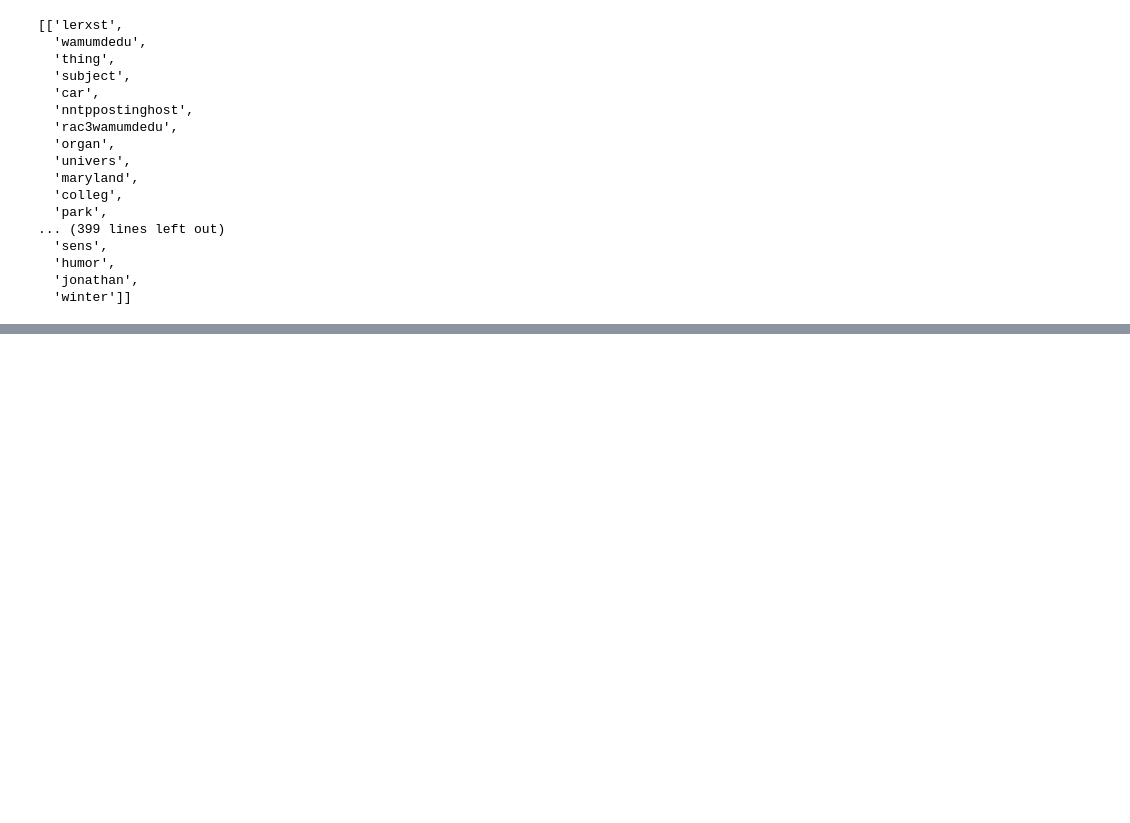
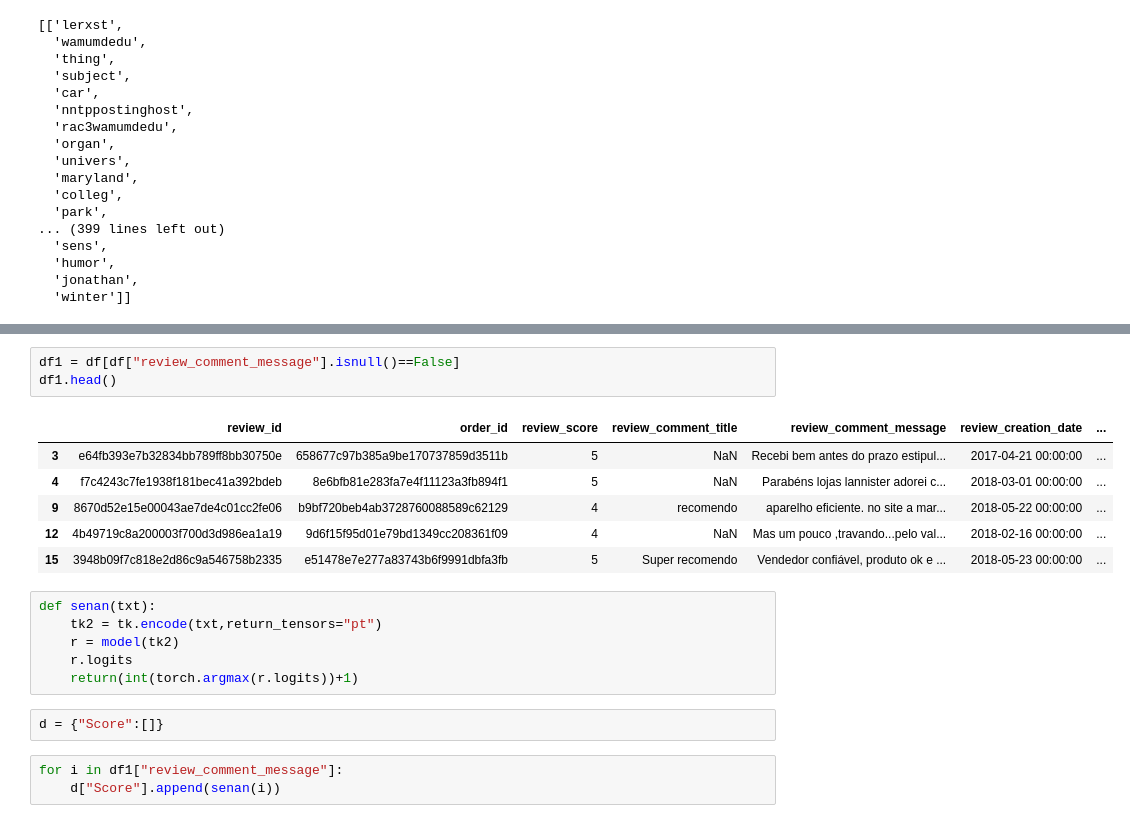
Before and after one commit to prajualpillai/FMCG-problem, a Jupyter notebook: sentiment_analysis.ipynb, the cells around one changed output, grey strips where cells are left out. Cells and saved outputs as stored; diff of their text form; blank space fills up the shorter version.

```diff
--- a/sentiment_analysis.ipynb
+++ b/sentiment_analysis.ipynb
@@ -130,0 +311,21 @@ cl5
+# %%
+df1 = df[df["review_comment_message"].isnull()==False]
+df1.head()
+# %% [output]
+|  | review_id | order_id | review_score | review_comment_title | review_comment_message | review_creation_date | ... |
+| 3 | e64fb393e7b32834bb789ff8bb30750e | 658677c97b385a9be170737859d3511b | 5 | NaN | Recebi bem antes do prazo estipul... | 2017-04-21 00:00:00 | ... |
+| 4 | f7c4243c7fe1938f181bec41a392bdeb | 8e6bfb81e283fa7e4f11123a3fb894f1 | 5 | NaN | Parabéns lojas lannister adorei c... | 2018-03-01 00:00:00 | ... |
+| 9 | 8670d52e15e00043ae7de4c01cc2fe06 | b9bf720beb4ab3728760088589c62129 | 4 | recomendo | aparelho eficiente. no site a mar... | 2018-05-22 00:00:00 | ... |
+| 12 | 4b49719c8a200003f700d3d986ea1a19 | 9d6f15f95d01e79bd1349cc208361f09 | 4 | NaN | Mas um pouco ,travando...pelo val... | 2018-02-16 00:00:00 | ... |
+| 15 | 3948b09f7c818e2d86c9a546758b2335 | e51478e7e277a83743b6f9991dbfa3fb | 5 | Super recomendo | Vendedor confiável, produto ok e ... | 2018-05-23 00:00:00 | ... |
+# %%
+def senan(txt):
+    tk2 = tk.encode(txt,return_tensors="pt")
+    r = model(tk2)
+    r.logits
+    return(int(torch.argmax(r.logits))+1)
+# %%
+d = {"Score":[]}
+# %%
+for i in df1["review_comment_message"]:
+    d["Score"].append(senan(i))
```
Also changed, not shown: parts of 29 cells of this notebook, 1 other file.
